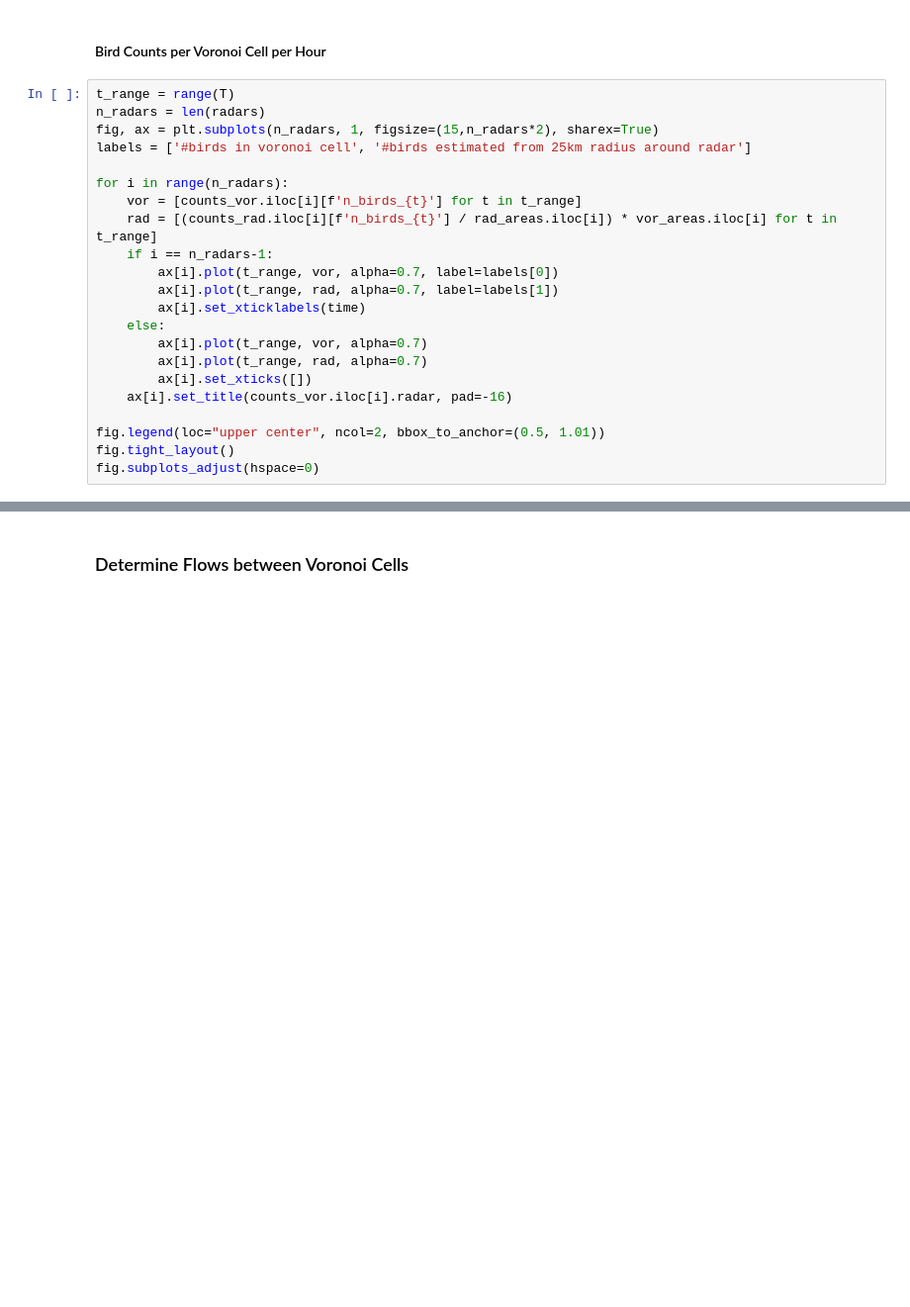
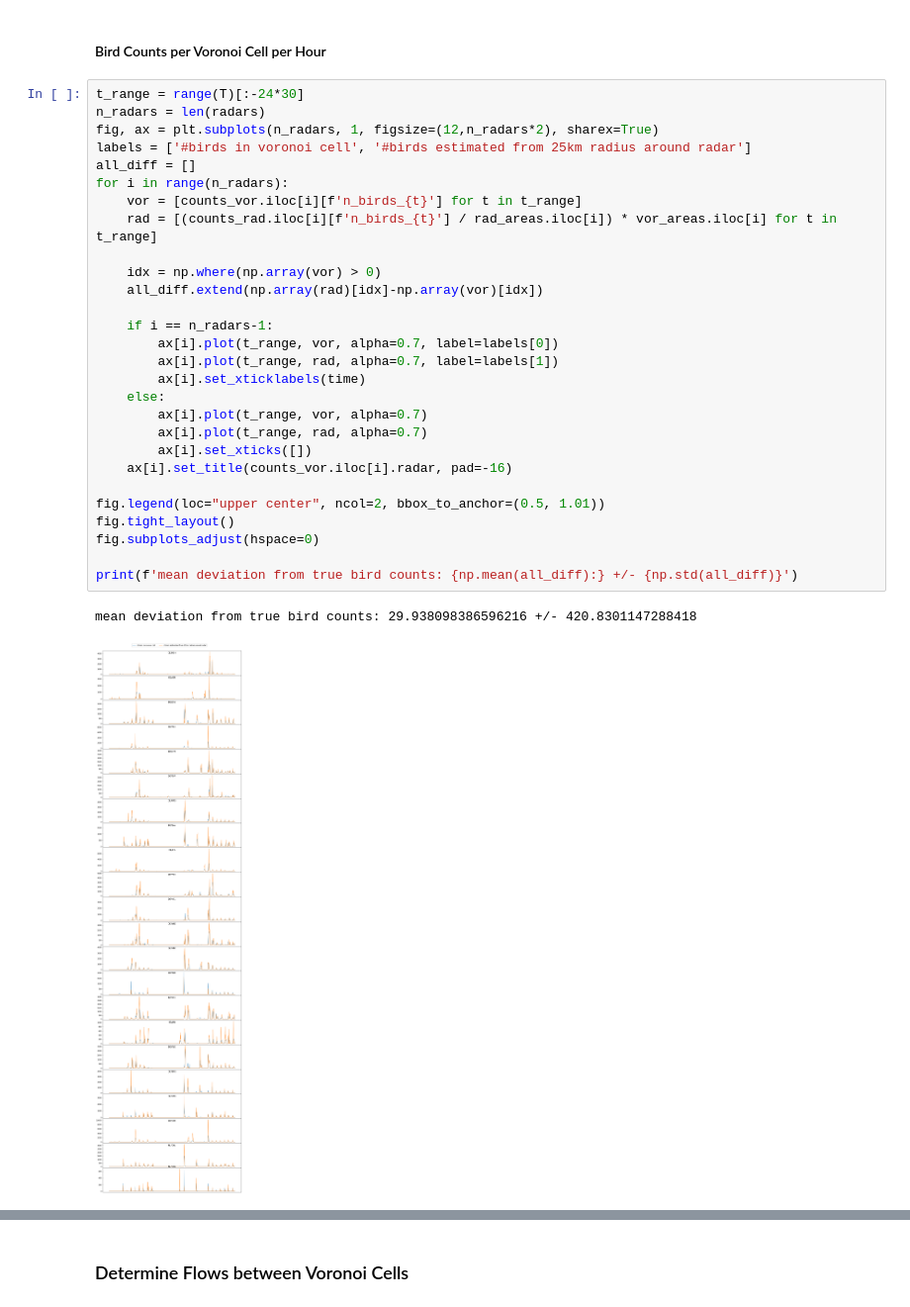
Before and after one commit to FionaLippert/birdMigration, a Jupyter notebook: notebooks/individual_based_model.ipynb, the cells around one changed output, grey strips where cells are left out. Shown at 99% size. Drawn from its saved outputs; the diff is of its cells as text; blank space fills up the shorter version.

```diff
--- a/notebooks/individual_based_model.ipynb
+++ b/notebooks/individual_based_model.ipynb
@@ -136,27 +144,36 @@ fig.tight_layout()
 # %% [markdown]
 #### Bird Counts per Voronoi Cell per Hour
 # %%
-t_range = range(T)
+t_range = range(T)[:-24*30]
 n_radars = len(radars)
-fig, ax = plt.subplots(n_radars, 1, figsize=(15,n_radars*2), sharex=True)
+fig, ax = plt.subplots(n_radars, 1, figsize=(12,n_radars*2), sharex=True)
 labels = ['#birds in voronoi cell', '#birds estimated from 25km radius around radar']
-
+all_diff = []
 for i in range(n_radars):
     vor = [counts_vor.iloc[i][f'n_birds_{t}'] for t in t_range]
     rad = [(counts_rad.iloc[i][f'n_birds_{t}'] / rad_areas.iloc[i]) * vor_areas.iloc[i] for t in t_range]
+
+    idx = np.where(np.array(vor) > 0)
+    all_diff.extend(np.array(rad)[idx]-np.array(vor)[idx])
+
     if i == n_radars-1:
         ax[i].plot(t_range, vor, alpha=0.7, label=labels[0])
         ax[i].plot(t_range, rad, alpha=0.7, label=labels[1])
         ax[i].set_xticklabels(time)
     else:
         ax[i].plot(t_range, vor, alpha=0.7)
         ax[i].plot(t_range, rad, alpha=0.7)
         ax[i].set_xticks([])
     ax[i].set_title(counts_vor.iloc[i].radar, pad=-16)
 
 fig.legend(loc="upper center", ncol=2, bbox_to_anchor=(0.5, 1.01))
 fig.tight_layout()
 fig.subplots_adjust(hspace=0)
+
+print(f'mean deviation from true bird counts: {np.mean(all_diff):} +/- {np.std(all_diff)}')
+# %% [output]
+mean deviation from true bird counts: 29.938098386596216 +/- 420.8301147288418
+[figure, added]
 # %%
 extent = [0.36, 46.36, 16.07, 55.40]
 n_start = [128 + 19*24, 152 + 19*24]
```
Also changed, not shown: parts of 7 cells of this notebook, 54 other files.
